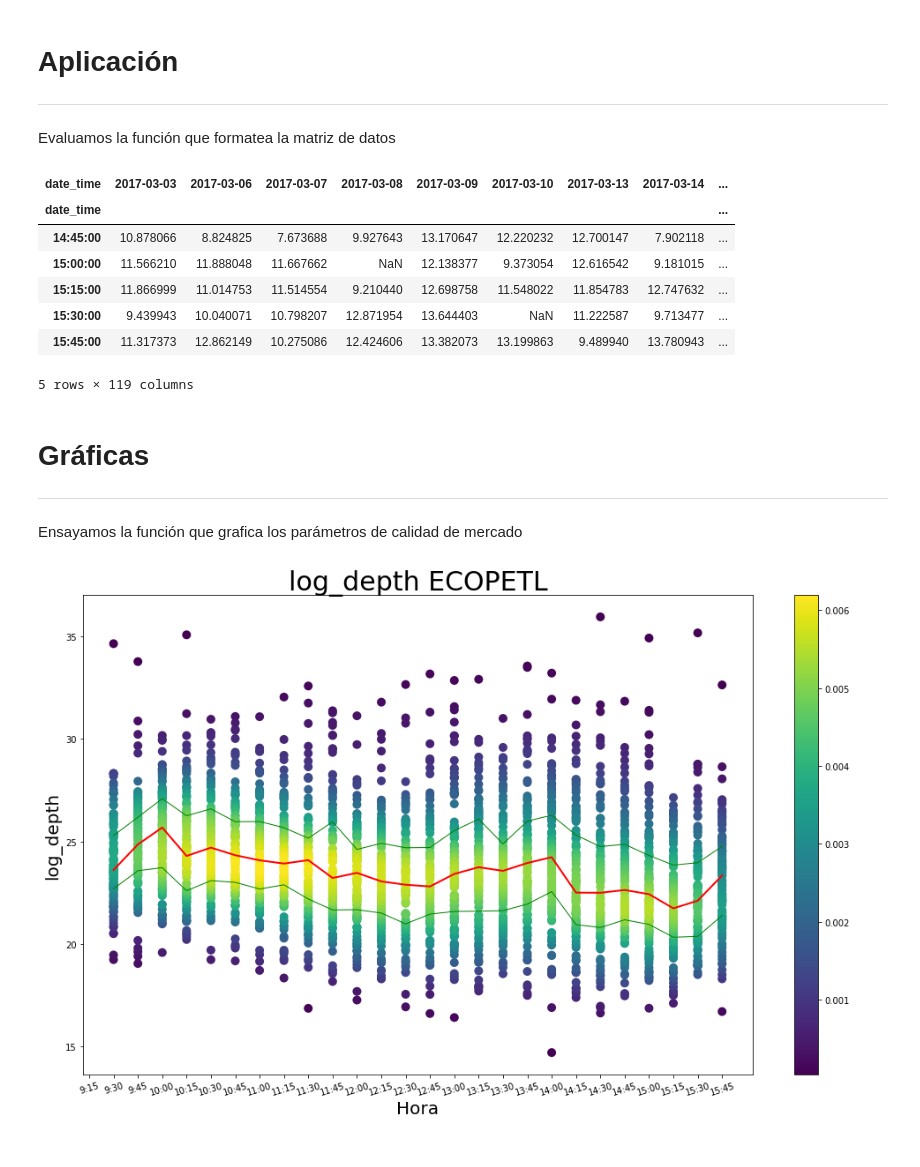
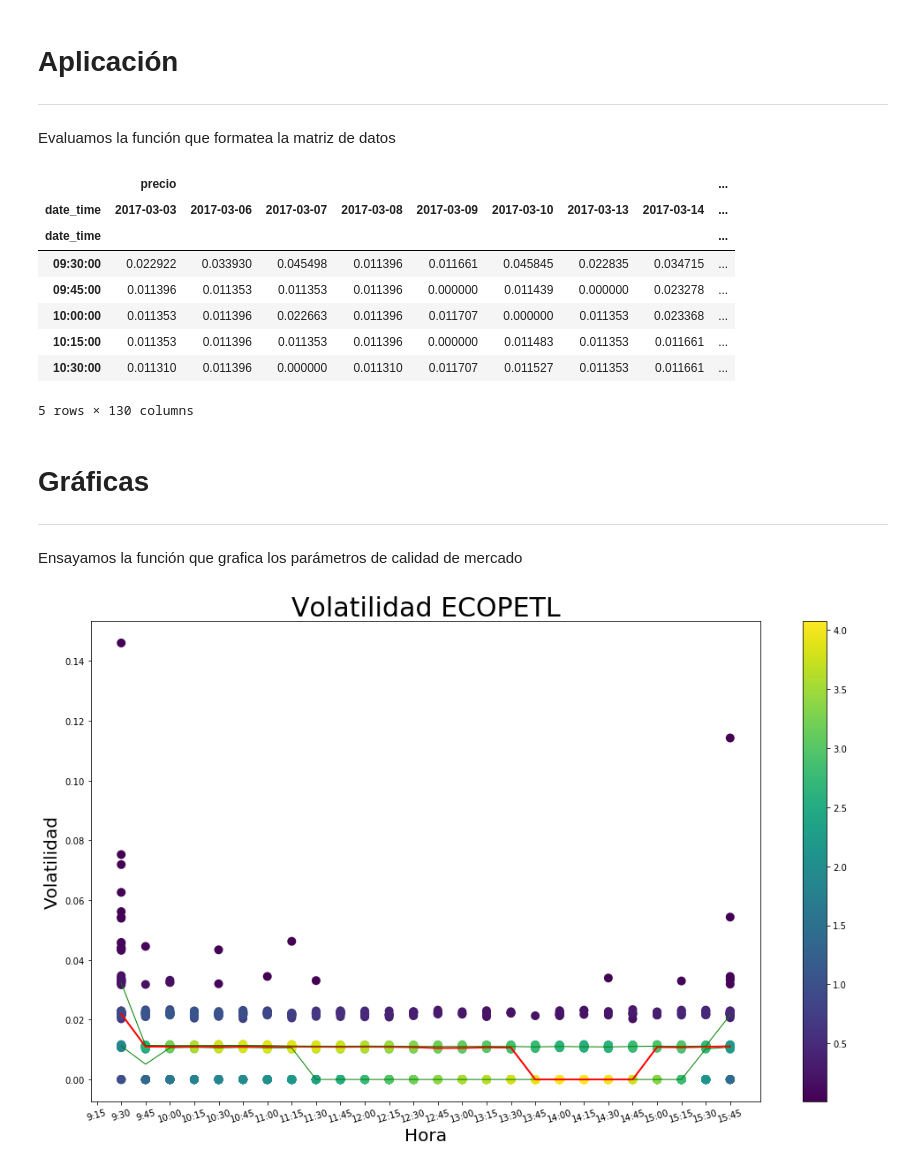
Before and after one commit to nromerodiaz/MarketQualityParams, a Jupyter notebook: Visualization.ipynb, the cells around one changed output. Drawn from its saved outputs; the diff is of its cells as text; code cells hidden in the pictures.

```diff
--- a/Visualization.ipynb
+++ b/Visualization.ipynb
@@ -4,4 +5,8 @@ import numpy as np
 import matplotlib.pyplot as plt
 from scipy import stats
 import datetime
+# %%
+pathTesis = os.getcwd()
+pathData = os.path.join(pathTesis,'DtosMQ')
+pathGraficas = os.path.join(pathTesis,'Graficas')
 # %%
@@ -9,7 +15,6 @@ romero_path = "/home/nromerodiaz93/Documents/Universidad/JI/Carlos/Parameters/Yo
 # %%
 # Traemos los datos que hemos pre-procesado
-
-data = pd.read_csv(romero_path)
+data = pd.read_csv(os.path.join(pathData,'depth_data.csv'))
 # %%
 data.head()
 # %% [output]
@@ -106,9 +111,10 @@ def get_stock_param(stockdata, stockticker, param_name):
         vol15min =  x1.precio.resample("15T").min()
         logmax   = np.log(vol15max)
         logmin   = np.log(vol15min)
-
-        vola15min = ((logmax - logmin)**2)/(4*np.log(2))
-
+        #Parkinson (1980)
+        # daily vol
+        vola15min = np.sqrt(25)*np.sqrt(((logmax - logmin)**2)/(4*np.log(2)))
+        #there are 25, 15 min intervals in trading day
         vola15min = vola15min.between_time('9:30','15:45')
         vola15min = vola15min.reset_index()
 
@@ -270,16 +276,17 @@ spr   = get_stock_param(data, "ECOPETL", param_list[2])
 volum = get_stock_param(data, "ECOPETL", param_list[3])
 # %%
 #volum[volum[volum.columns] != 0.0].tail()
-volum.tail()
+volat.head()
 # %% [output]
+|  | precio |  |  |  |  |  |  |  | ... |
 | date_time | 2017-03-03 | 2017-03-06 | 2017-03-07 | 2017-03-08 | 2017-03-09 | 2017-03-10 | 2017-03-13 | 2017-03-14 | ... |
 | date_time |  |  |  |  |  |  |  |  | ... |
-| 14:45:00 | 10.878066 | 8.824825 | 7.673688 | 9.927643 | 13.170647 | 12.220232 | 12.700147 | 7.902118 | ... |
-| 15:00:00 | 11.566210 | 11.888048 | 11.667662 | NaN | 12.138377 | 9.373054 | 12.616542 | 9.181015 | ... |
-| 15:15:00 | 11.866999 | 11.014753 | 11.514554 | 9.210440 | 12.698758 | 11.548022 | 11.854783 | 12.747632 | ... |
-| 15:30:00 | 9.439943 | 10.040071 | 10.798207 | 12.871954 | 13.644403 | NaN | 11.222587 | 9.713477 | ... |
-| 15:45:00 | 11.317373 | 12.862149 | 10.275086 | 12.424606 | 13.382073 | 13.199863 | 9.489940 | 13.780943 | ... |
+| 09:30:00 | 0.022922 | 0.033930 | 0.045498 | 0.011396 | 0.011661 | 0.045845 | 0.022835 | 0.034715 | ... |
+| 09:45:00 | 0.011396 | 0.011353 | 0.011353 | 0.011396 | 0.000000 | 0.011439 | 0.000000 | 0.023278 | ... |
+| 10:00:00 | 0.011353 | 0.011396 | 0.022663 | 0.011396 | 0.011707 | 0.000000 | 0.011353 | 0.023368 | ... |
+| 10:15:00 | 0.011353 | 0.011396 | 0.011353 | 0.011396 | 0.000000 | 0.011483 | 0.011353 | 0.011661 | ... |
+| 10:30:00 | 0.011310 | 0.011396 | 0.000000 | 0.011310 | 0.011707 | 0.011527 | 0.011353 | 0.011661 | ... |
-5 rows × 119 columns
+5 rows × 130 columns
 # %% [markdown]
 # Gráficas
 ---
@@ -287,9 +294,9 @@ Ensayamos la función que grafica los parámetros de calidad de mercado
 # %%
 # Testeamos la funcion graph()
 
 param_list = ["log_depth", "Volatilidad", "Spread", "Volumen"]
-K = 0
+K = 1
 
 graph(data, "ECOPETL", param_list[K])
 # %% [output]
-[figure, old version]
+[figure, new version]
```
Also changed, not shown: parts of 3 cells of this notebook.
